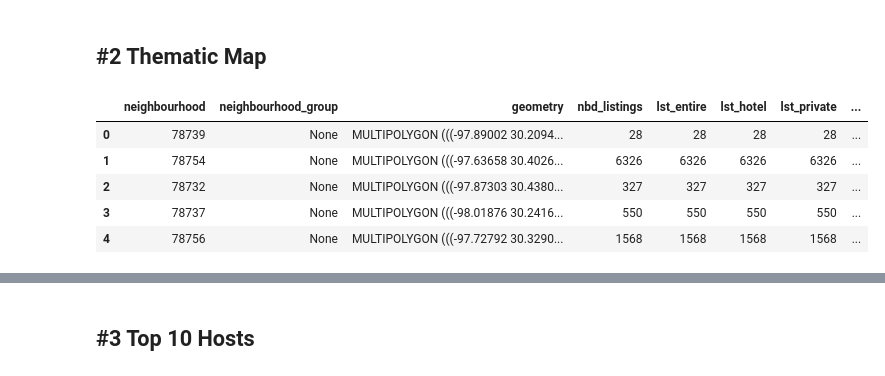
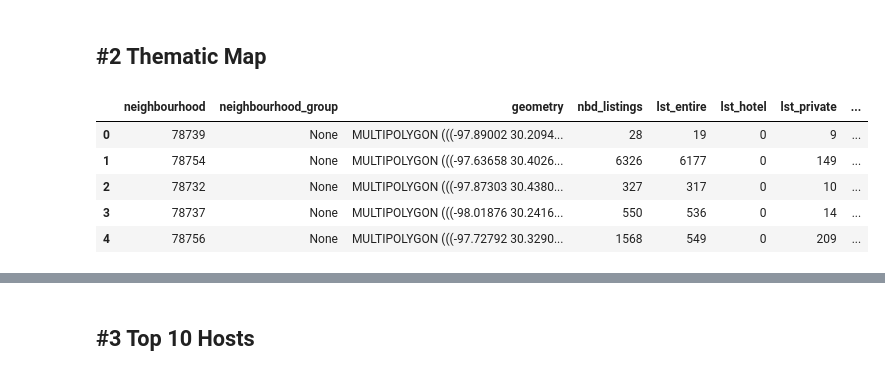
Before and after one commit to Stellarator-X/austin-listings, a Jupyter notebook: analysis.ipynb, the cells around one changed output, grey strips where cells are left out. Cells and saved outputs as stored; diff of their text form; code cells hidden in the pictures.

```diff
--- a/analysis.ipynb
+++ b/analysis.ipynb
@@ -105,36 +105,36 @@ plt.show()
 # %%
 # Getting listings by room_type
 # Room types - ['Entire home/apt' 'Hotel room' 'Private room' 'Shared room']
-nbd_entire = nbd_hotel = nbd_private = nbd_shared = {nbd:0 for nbd in unique_neighbourhoods}
+nbd_entire, nbd_hotel, nbd_private, nbd_shared = {nbd:0 for nbd in unique_neighbourhoods}, {nbd:0 for nbd in unique_neighbourhoods}, {nbd:0 for nbd in unique_neighbourhoods}, {nbd:0 for nbd in unique_neighbourhoods}
 for i, lst in enumerate(listings_count):
     # print(room_types[i])
     if room_types[i] == "Entire home/apt":
         nbd_entire[neighbourhoods[i]] += lst
         continue
     elif room_types[i] == "Hotel room":
         nbd_hotel[neighbourhoods[i]] += lst
         continue
     elif room_types[i] == "Private room":
         nbd_private[neighbourhoods[i]] += lst
         continue
     elif room_types[i] == "Shared room":
         nbd_shared[neighbourhoods[i]] += lst
         continue
 
 geoframe['lst_entire'] = [nbd_entire[int(nbd)] for nbd in list(geoframe['neighbourhood'])]
 geoframe['lst_hotel'] = [nbd_hotel[int(nbd)] for nbd in list(geoframe['neighbourhood'])]
 geoframe['lst_private'] = [nbd_private[int(nbd)] for nbd in list(geoframe['neighbourhood'])]
 geoframe['lst_shared'] = [nbd_shared[int(nbd)] for nbd in list(geoframe['neighbourhood'])]
 
 
 geoframe.head()
 # %% [output]
 |  | neighbourhood | neighbourhood_group | geometry | nbd_listings | lst_entire | lst_hotel | lst_private | ... |
-| 0 | 78739 | None | MULTIPOLYGON (((-97.89002 30.2094... | 28 | 28 | 28 | 28 | ... |
-| 1 | 78754 | None | MULTIPOLYGON (((-97.63658 30.4026... | 6326 | 6326 | 6326 | 6326 | ... |
-| 2 | 78732 | None | MULTIPOLYGON (((-97.87303 30.4380... | 327 | 327 | 327 | 327 | ... |
-| 3 | 78737 | None | MULTIPOLYGON (((-98.01876 30.2416... | 550 | 550 | 550 | 550 | ... |
-| 4 | 78756 | None | MULTIPOLYGON (((-97.72792 30.3290... | 1568 | 1568 | 1568 | 1568 | ... |
+| 0 | 78739 | None | MULTIPOLYGON (((-97.89002 30.2094... | 28 | 19 | 0 | 9 | ... |
+| 1 | 78754 | None | MULTIPOLYGON (((-97.63658 30.4026... | 6326 | 6177 | 0 | 149 | ... |
+| 2 | 78732 | None | MULTIPOLYGON (((-97.87303 30.4380... | 327 | 317 | 0 | 10 | ... |
+| 3 | 78737 | None | MULTIPOLYGON (((-98.01876 30.2416... | 550 | 536 | 0 | 14 | ... |
+| 4 | 78756 | None | MULTIPOLYGON (((-97.72792 30.3290... | 1568 | 549 | 0 | 209 | ... |
 # %%
 geoframe.plot(column='lst_entire', cmap='Blues')
 plt.axis("off")
```
Also changed, not shown: parts of 4 cells of this notebook, 4 other files.
